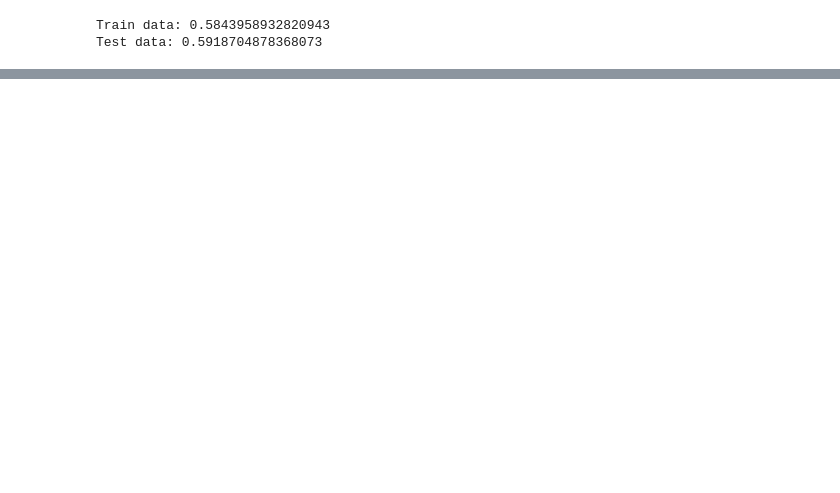
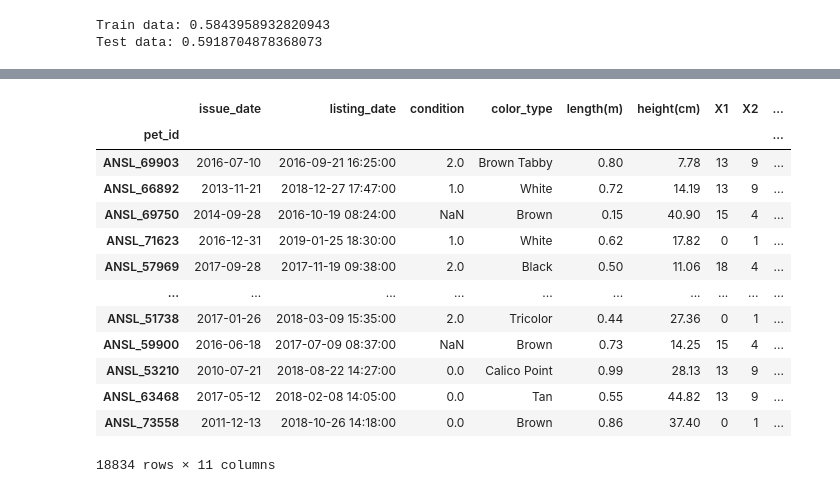
Before and after one commit to ShaunakSen/Data-Science-and-Machine-Learning, a Jupyter notebook: Hackerearth Project - Pet Adoption/Hackerearth ML Project - Pet Adoption.ipynb, the cells around one changed output, grey strips where cells are left out. Cells and saved outputs as stored; diff of their text form; code cells hidden in the pictures; blank space fills up the shorter version.

Commit message:
date features

```diff
--- a/Hackerearth Project - Pet Adoption/Hackerearth ML Project - Pet Adoption.ipynb
+++ b/Hackerearth Project - Pet Adoption/Hackerearth ML Project - Pet Adoption.ipynb
@@ -214,0 +259,3 @@ def issue_listing_date_diff():
+# %%
+tr_df['issue_date'] = pd.to_datetime(tr_df['issue_date'])
+tr_df['listing_date'] = pd.to_datetime(tr_df['listing_date'])
@@ -214,0 +311,22 @@ def issue_listing_date_diff():
+# %%
+days_diff = days_diff = [day.days for day in tr_df['listing_date']-tr_df['issue_date']]
+
+
+tr_df['days_bw_list_issue'] = days_diff
+# %%
+tr_df
+# %% [output]
+|  | issue_date | listing_date | condition | color_type | length(m) | height(cm) | X1 | X2 | ... |
+| pet_id |  |  |  |  |  |  |  |  | ... |
+| ANSL_69903 | 2016-07-10 | 2016-09-21 16:25:00 | 2.0 | Brown Tabby | 0.80 | 7.78 | 13 | 9 | ... |
+| ANSL_66892 | 2013-11-21 | 2018-12-27 17:47:00 | 1.0 | White | 0.72 | 14.19 | 13 | 9 | ... |
+| ANSL_69750 | 2014-09-28 | 2016-10-19 08:24:00 | NaN | Brown | 0.15 | 40.90 | 15 | 4 | ... |
+| ANSL_71623 | 2016-12-31 | 2019-01-25 18:30:00 | 1.0 | White | 0.62 | 17.82 | 0 | 1 | ... |
+| ANSL_57969 | 2017-09-28 | 2017-11-19 09:38:00 | 2.0 | Black | 0.50 | 11.06 | 18 | 4 | ... |
+| ... | ... | ... | ... | ... | ... | ... | ... | ... | ... |
+| ANSL_51738 | 2017-01-26 | 2018-03-09 15:35:00 | 2.0 | Tricolor | 0.44 | 27.36 | 0 | 1 | ... |
+| ANSL_59900 | 2016-06-18 | 2017-07-09 08:37:00 | NaN | Brown | 0.73 | 14.25 | 15 | 4 | ... |
+| ANSL_53210 | 2010-07-21 | 2018-08-22 14:27:00 | 0.0 | Calico Point | 0.99 | 28.13 | 13 | 9 | ... |
+| ANSL_63468 | 2017-05-12 | 2018-02-08 14:05:00 | 0.0 | Tan | 0.55 | 44.82 | 13 | 9 | ... |
+| ANSL_73558 | 2011-12-13 | 2018-10-26 14:18:00 | 0.0 | Brown | 0.86 | 37.40 | 0 | 1 | ... |
+18834 rows × 11 columns
```
Also changed, not shown: parts of 36 cells of this notebook, 4 other files.
